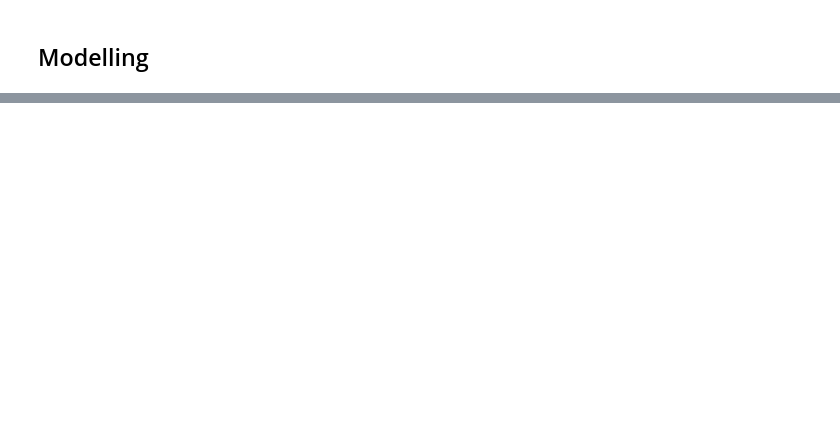
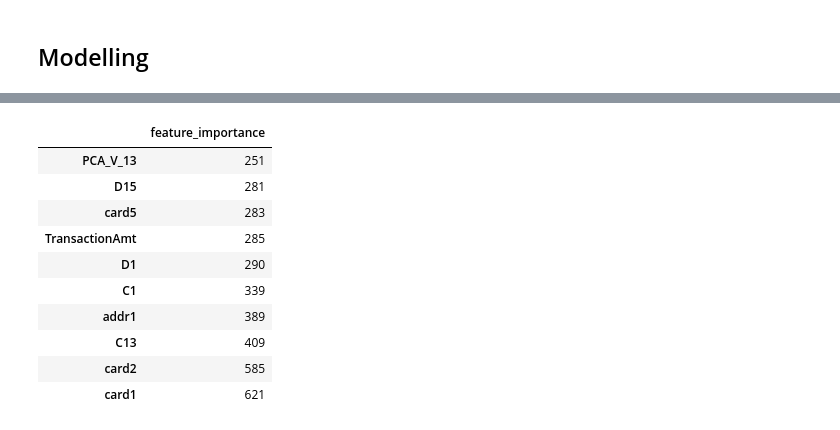
Before and after one commit to Teake1404/Shuqing-Ke-s-Python-Code-Projects, a Jupyter notebook: fraud_detection.ipynb, the cells around one changed output, grey strips where cells are left out. Saved outputs shown, nothing was run; the diff lists cells and outputs as text; code cells hidden in the pictures; blank space fills up the shorter version.

```diff
--- a/fraud_detection.ipynb
+++ b/fraud_detection.ipynb
@@ -376,0 +705,14 @@ df_train.loc[df_train.id_31.isin(df_train.id_31.value_counts()[df_train.id_31.va
+# %%
+img[-10:]
+# %% [output]
+|  | feature_importance |
+| PCA_V_13 | 251 |
+| D15 | 281 |
+| card5 | 283 |
+| TransactionAmt | 285 |
+| D1 | 290 |
+| C1 | 339 |
+| addr1 | 389 |
+| C13 | 409 |
+| card2 | 585 |
+| card1 | 621 |
```
Also changed, not shown: parts of 29 cells of this notebook.
